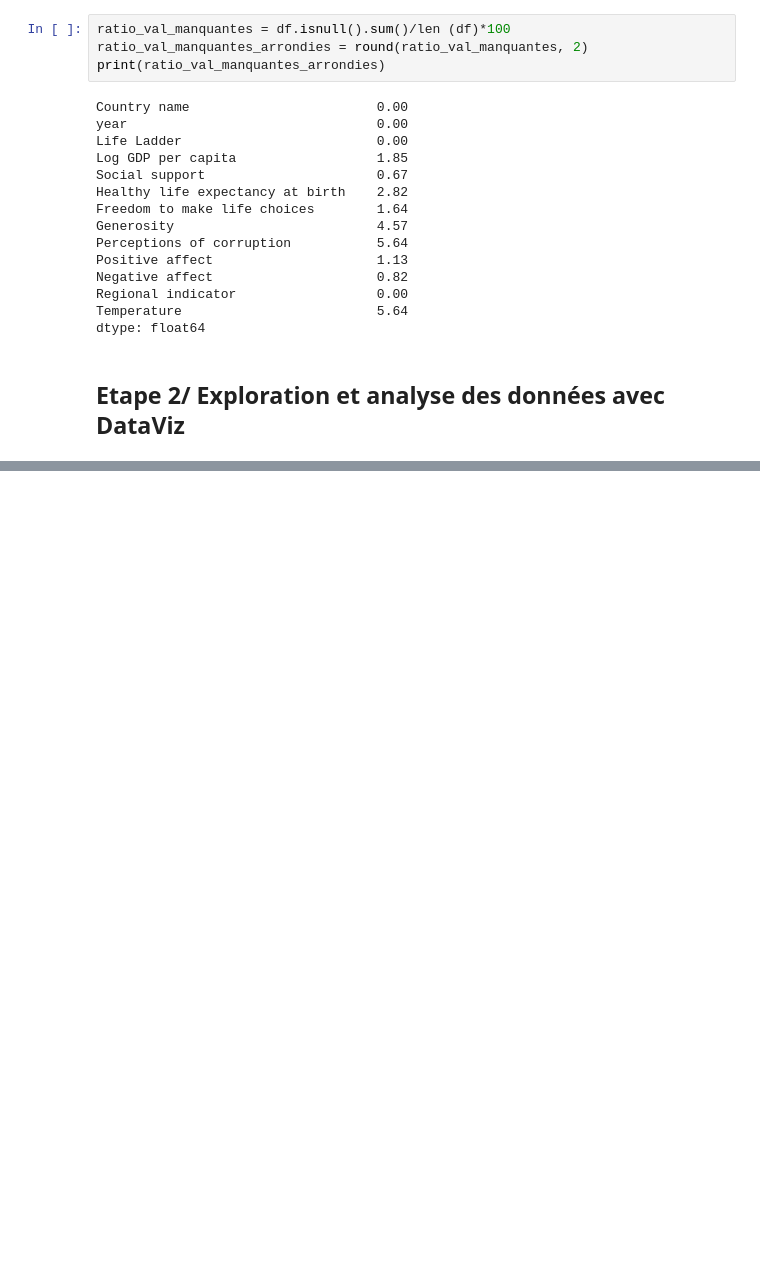
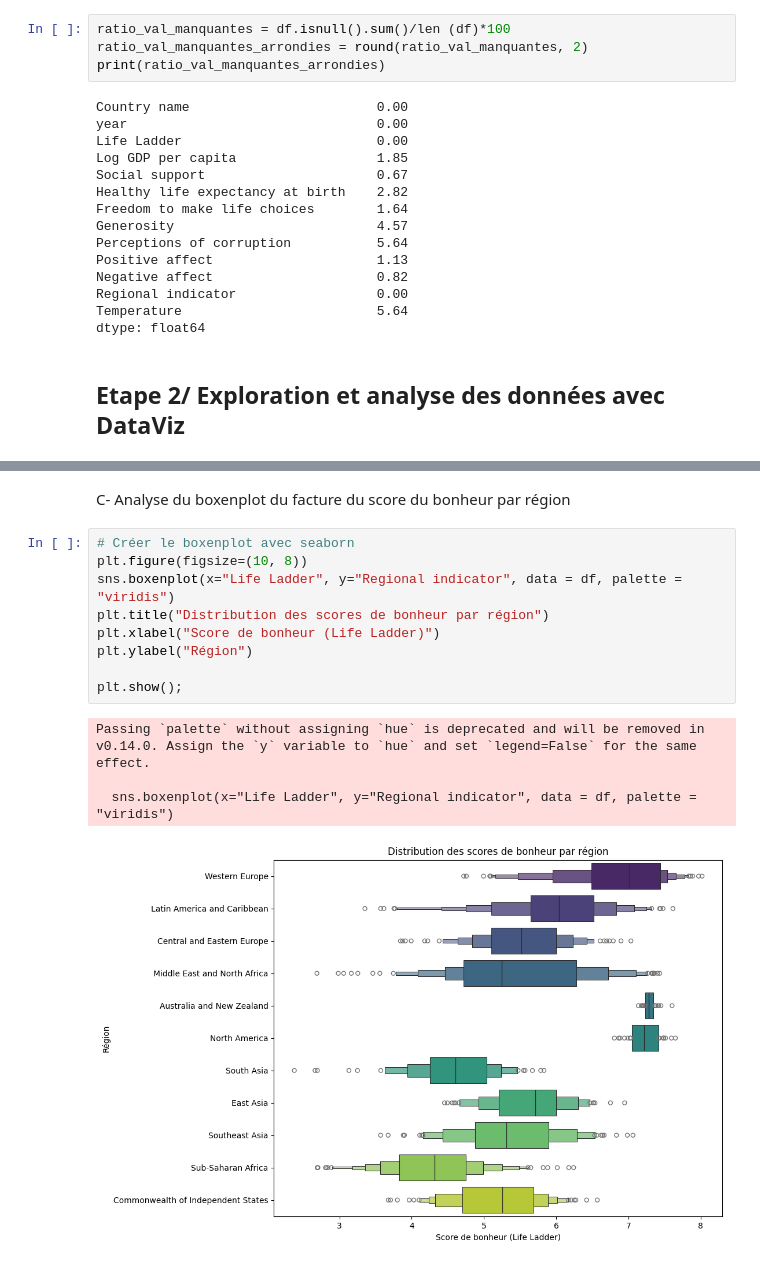
Before and after one commit to khelifaYacine/Analyse-du-rapport-du-bien--tre-sur-terre, a Jupyter notebook: EDA_LM-1.ipynb, the cells around one changed output, grey strips where cells are left out. Cells and saved outputs as stored; diff of their text form; blank space fills up the shorter version.

```diff
--- a/EDA_LM-1.ipynb
+++ b/EDA_LM-1.ipynb
@@ -350,0 +401,16 @@ dtype: float64
+# %% [markdown]
+C- Analyse du boxenplot du facture du score du bonheur par région
+# %%
+# Créer le boxenplot avec seaborn
+plt.figure(figsize=(10, 8))
+sns.boxenplot(x="Life Ladder", y="Regional indicator", data = df, palette = "viridis")
+plt.title("Distribution des scores de bonheur par région")
+plt.xlabel("Score de bonheur (Life Ladder)")
+plt.ylabel("Région")
+
+plt.show();
+# %% [output]
+Passing `palette` without assigning `hue` is deprecated and will be removed in v0.14.0. Assign the `y` variable to `hue` and set `legend=False` for the same effect.
+
+  sns.boxenplot(x="Life Ladder", y="Regional indicator", data = df, palette = "viridis")
+[figure, added]
```
Also changed, not shown: parts of 12 cells of this notebook.
